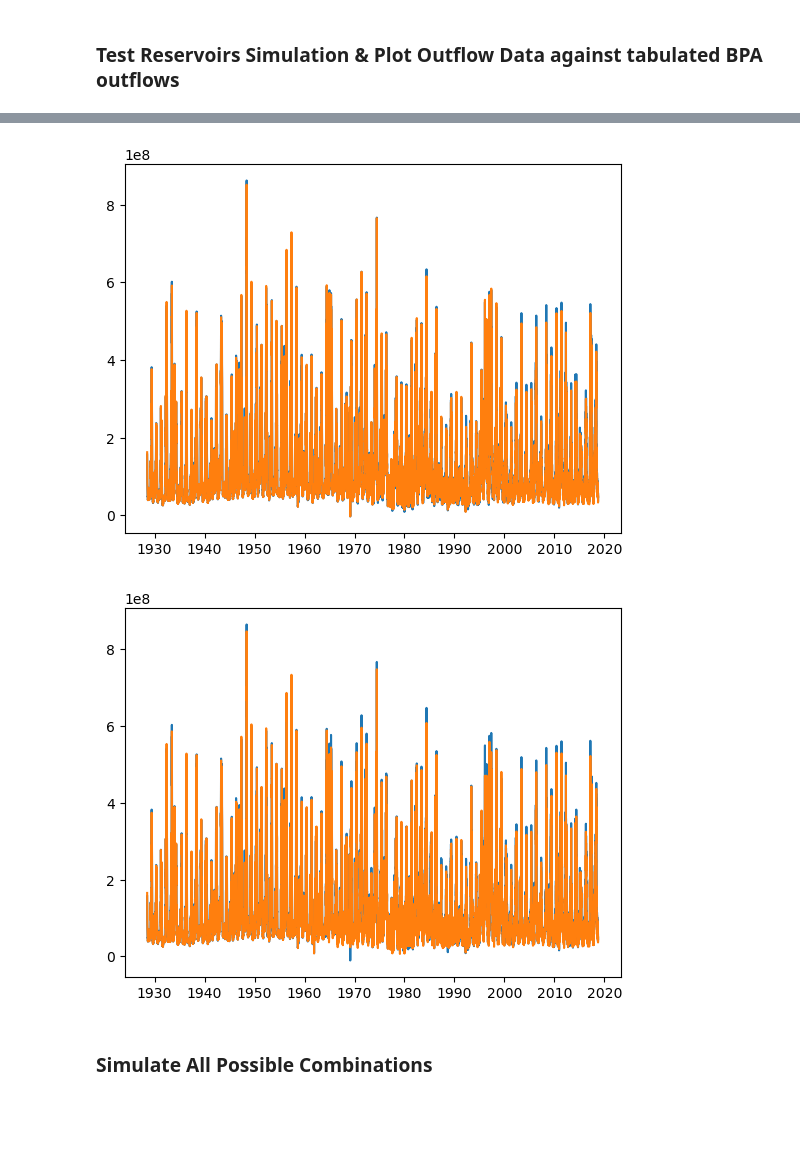
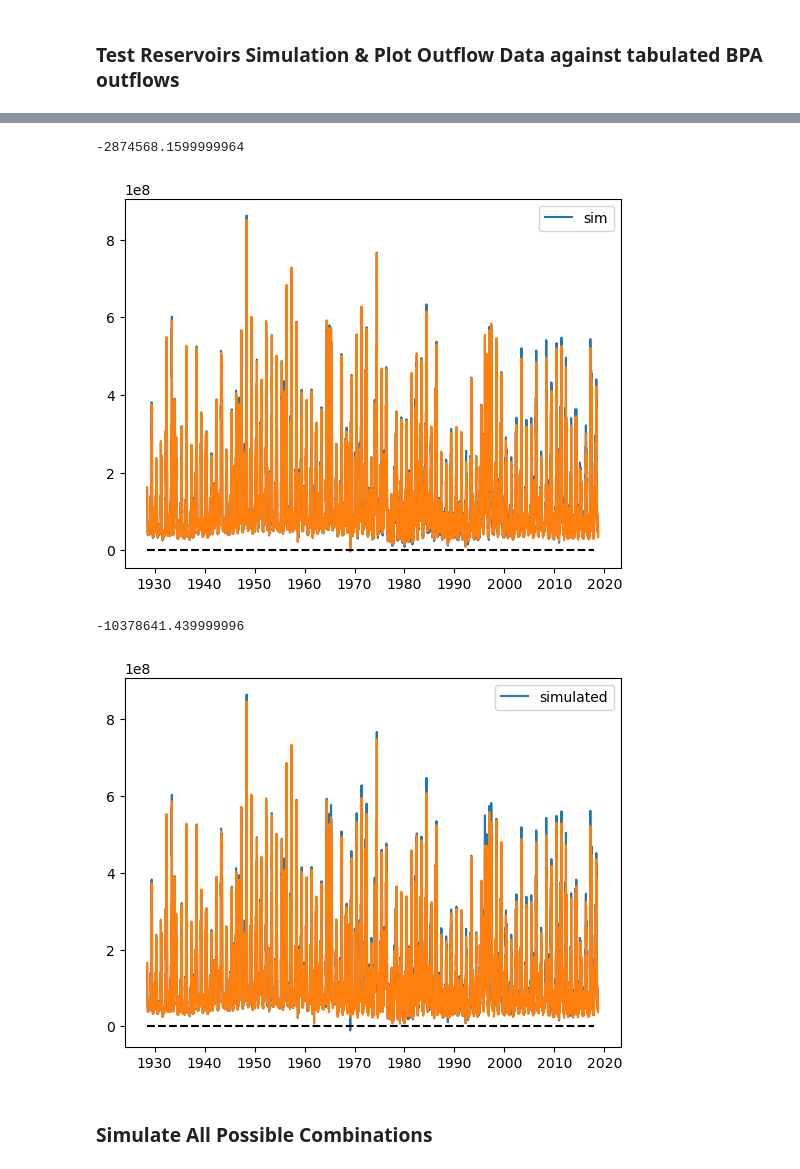
Before and after one commit to clairewang23/columbia_river_model, a Jupyter notebook: Model for Reservoir 3.ipynb, the cells around one changed output, grey strips where cells are left out. Cells and saved outputs as stored; diff of their text form; code cells hidden in the pictures; blank space fills up the shorter version.

```diff
--- a/Model for Reservoir 3.ipynb
+++ b/Model for Reservoir 3.ipynb
@@ -192,20 +200,28 @@ plt.show()
 #plotting direct outflow data versus simulated outflow for lower monumental
 lower_monumental_outflow = pd.read_csv('lowermonumentaloutflow.csv')
 lower_monumental_outflow['date'] = pd.to_datetime(lower_monumental_outflow['date'])
-plt.plot(lower_monumental_data['date'],LM_outflow)
+print(np.min(LM_outflow))
+plt.plot(lower_monumental_data['date'],LM_outflow, label='sim')
 plt.plot(lower_monumental_data['date'],lower_monumental_outflow['H (unit:cfs)']*2447)
+plt.hlines(0,datetime(1928,7,1), datetime(2018,1,1), colors='black', linestyles='dashed')
+plt.legend()
 plt.show()
 # %% [output]
+-2874568.1599999964
-[figure, old version]
+[figure, new version]
 # %%
 #plotting direct outflow data versus simulated outflow for ice harbor
 ice_harbor_outflow = pd.read_csv('iceharboroutflow.csv')
 ice_harbor_outflow['date'] = pd.to_datetime(ice_harbor_outflow['date'])
-plt.plot(ice_harbor_data['date'],IH_outflow)
+print(np.min(IH_outflow))
+plt.plot(ice_harbor_data['date'],IH_outflow, label='simulated')
 plt.plot(ice_harbor_data['date'],ice_harbor_outflow['H (unit:cfs)']*2447)
+plt.hlines(0,datetime(1928,7,1), datetime(2018,1,1), colors='black', linestyles='dashed')
+plt.legend()
 plt.show()
 # %% [output]
+-10378641.439999996
-[figure, old version]
+[figure, new version]
 # %% [markdown]
 ### Simulate All Possible Combinations
 # %%
```
Also changed, not shown: parts of 10 cells of this notebook.
